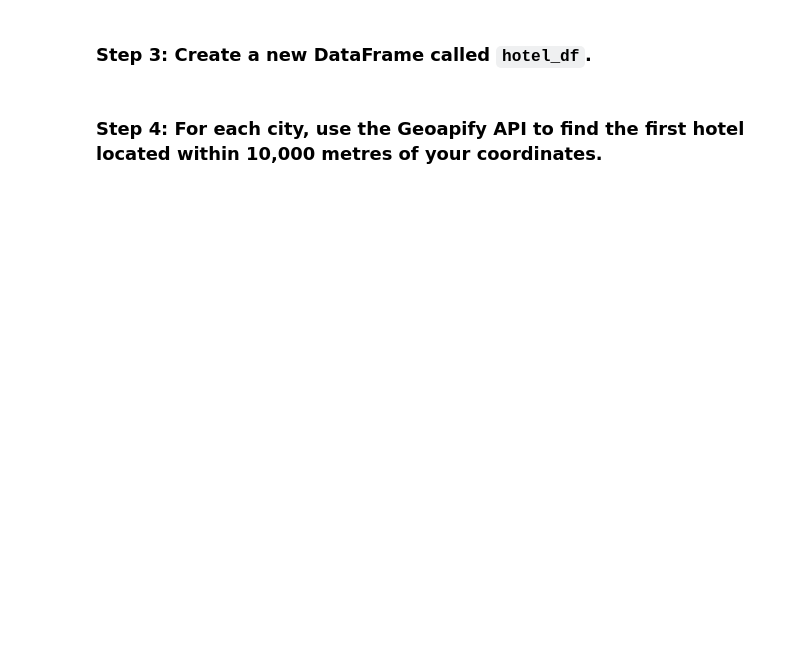
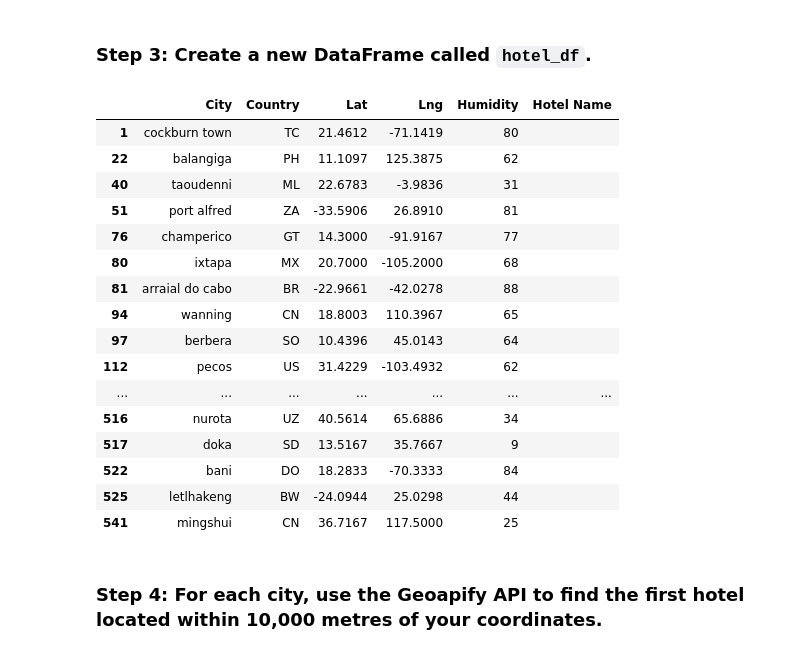
Before and after one commit to gusibis/python-api-challenge, a Jupyter notebook: WeatherPy/VacationPy.ipynb, the cells around one changed output. Drawn from its saved outputs; the diff is of its cells as text; code cells hidden in the pictures; blank space fills up the shorter version.

```diff
--- a/WeatherPy/VacationPy.ipynb
+++ b/WeatherPy/VacationPy.ipynb
@@ -131,12 +116,29 @@ Total Ideal Weather Cities 31
 ### Step 3: Create a new DataFrame called `hotel_df`.
 # %%
 # Use the Pandas copy function to create DataFrame called hotel_df to store the city, country, coordinates, and humidity
-hotel_df = 0
+hotel_df = ideal_weather_df.iloc[: , [1, 8, 2, 3, 5]].copy()
 # Add an empty column, "Hotel Name," to the DataFrame so you can store the hotel found using the Geoapify API
-# YOUR CODE HERE
-
+hotel_df['Hotel Name'] = ''
 # Display sample data
-# YOUR CODE HERE
+hotel_df
+# %% [output]
+|  | City | Country | Lat | Lng | Humidity | Hotel Name |
+| 1 | cockburn town | TC | 21.4612 | -71.1419 | 80 |  |
+| 22 | balangiga | PH | 11.1097 | 125.3875 | 62 |  |
+| 40 | taoudenni | ML | 22.6783 | -3.9836 | 31 |  |
+| 51 | port alfred | ZA | -33.5906 | 26.8910 | 81 |  |
+| 76 | champerico | GT | 14.3000 | -91.9167 | 77 |  |
+| 80 | ixtapa | MX | 20.7000 | -105.2000 | 68 |  |
+| 81 | arraial do cabo | BR | -22.9661 | -42.0278 | 88 |  |
+| 94 | wanning | CN | 18.8003 | 110.3967 | 65 |  |
+| 97 | berbera | SO | 10.4396 | 45.0143 | 64 |  |
+| 112 | pecos | US | 31.4229 | -103.4932 | 62 |  |
+| ... | ... | ... | ... | ... | ... | ... |
+| 516 | nurota | UZ | 40.5614 | 65.6886 | 34 |  |
+| 517 | doka | SD | 13.5167 | 35.7667 | 9 |  |
+| 522 | bani | DO | 18.2833 | -70.3333 | 84 |  |
+| 525 | letlhakeng | BW | -24.0944 | 25.0298 | 44 |  |
+| 541 | mingshui | CN | 36.7167 | 117.5000 | 25 |  |
 # %% [markdown]
 ### Step 4: For each city, use the Geoapify API to find the first hotel located within 10,000 metres of your coordinates.
 # %%
```
Also changed, not shown: parts of 6 cells of this notebook, 4 other files.
